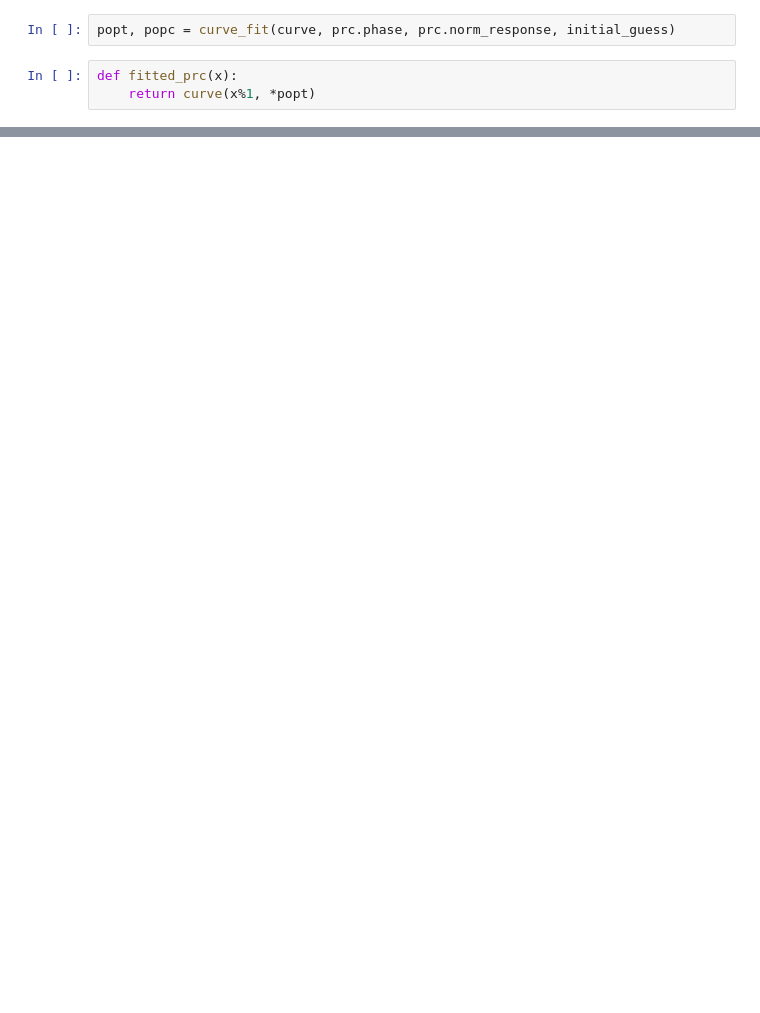
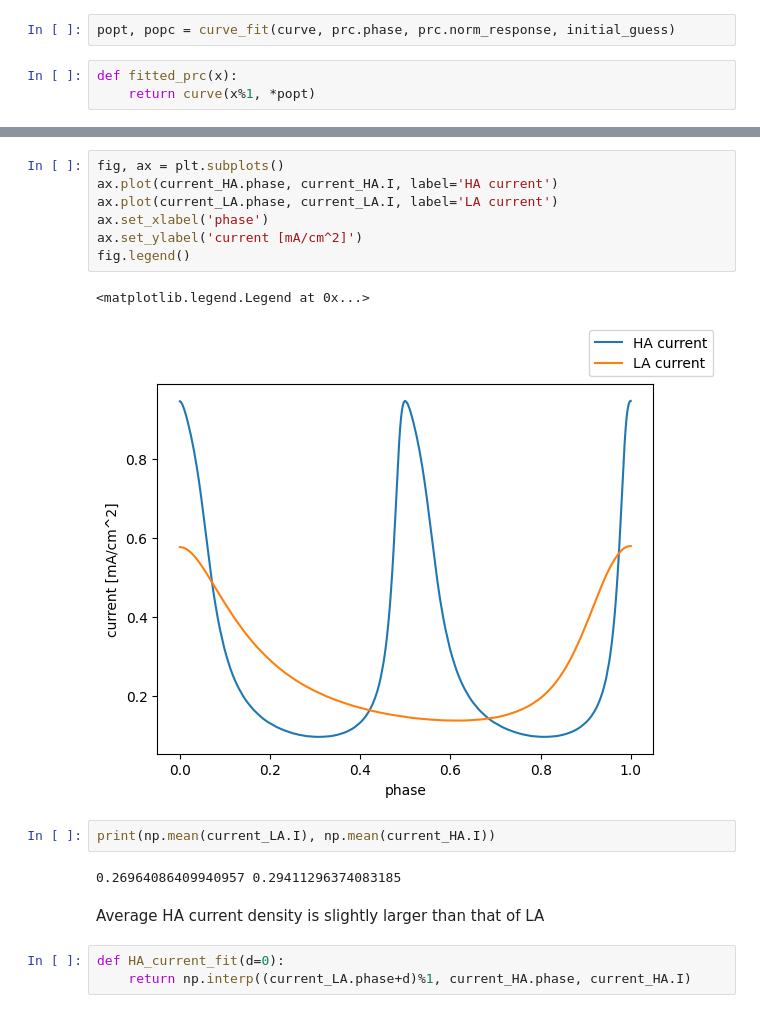
Before and after one commit to Alo-koder/interaction_function, a Jupyter notebook: interaction_function_LAHA.ipynb, the cells around one changed output, grey strips where cells are left out. Cells and saved outputs as stored; diff of their text form; blank space fills up the shorter version.

```diff
--- a/interaction_function_LAHA.ipynb
+++ b/interaction_function_LAHA.ipynb
@@ -49,0 +62,19 @@ for i, d in enumerate(np.arange(-0.5, 0.5, 0.001)):
+# %%
+fig, ax = plt.subplots()
+ax.plot(current_HA.phase, current_HA.I, label='HA current')
+ax.plot(current_LA.phase, current_LA.I, label='LA current')
+ax.set_xlabel('phase')
+ax.set_ylabel('current [mA/cm^2]')
+fig.legend()
+# %% [output]
+<matplotlib.legend.Legend at 0x...>
+[figure, added]
+# %%
+print(np.mean(current_LA.I), np.mean(current_HA.I))
+# %% [output]
+0.26964086409940957 0.29411296374083185
+# %% [markdown]
+Average HA current density is slightly larger than that of LA
+# %%
+def HA_current_fit(d=0):
+    return np.interp((current_LA.phase+d)%1, current_HA.phase, current_HA.I)
```
Also changed, not shown: parts of 23 cells of this notebook, 3 other files.
